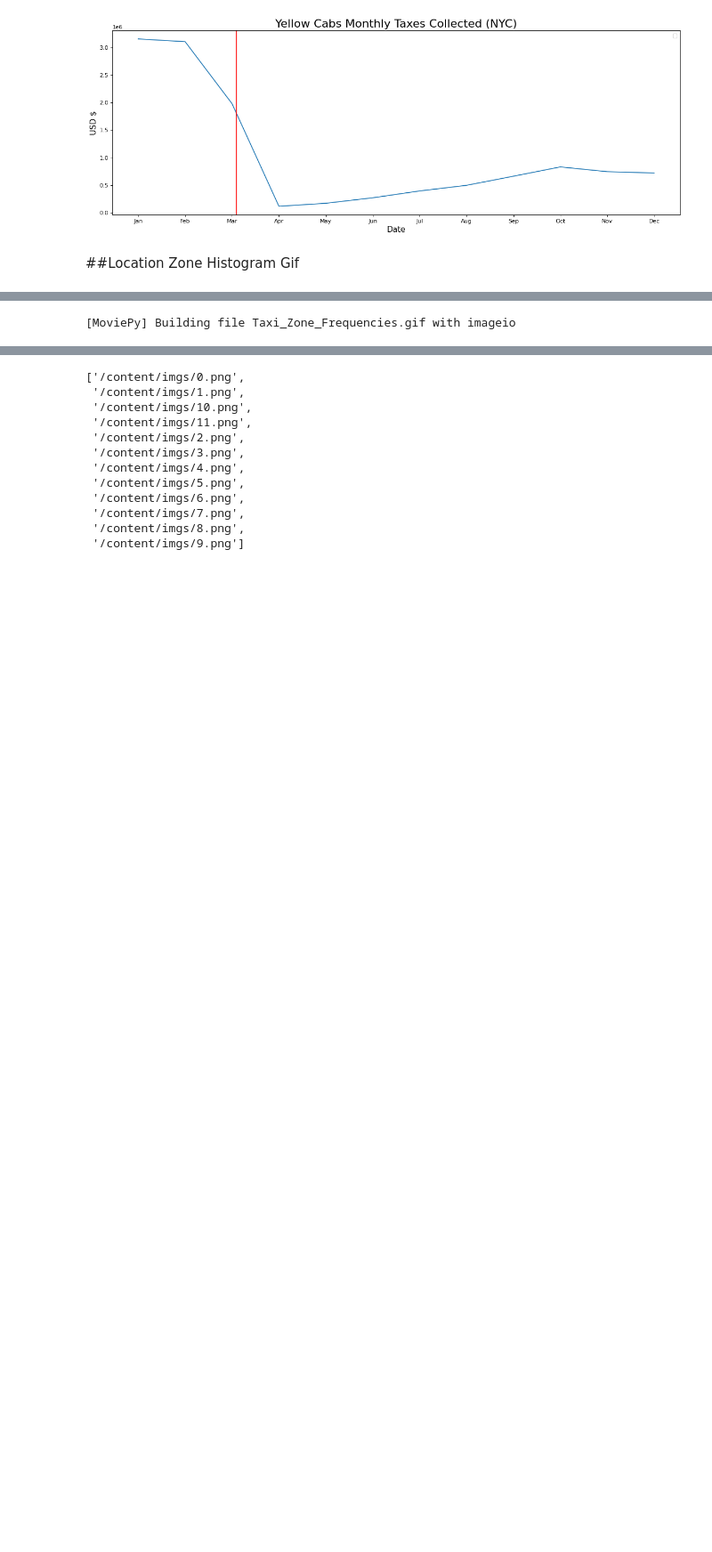
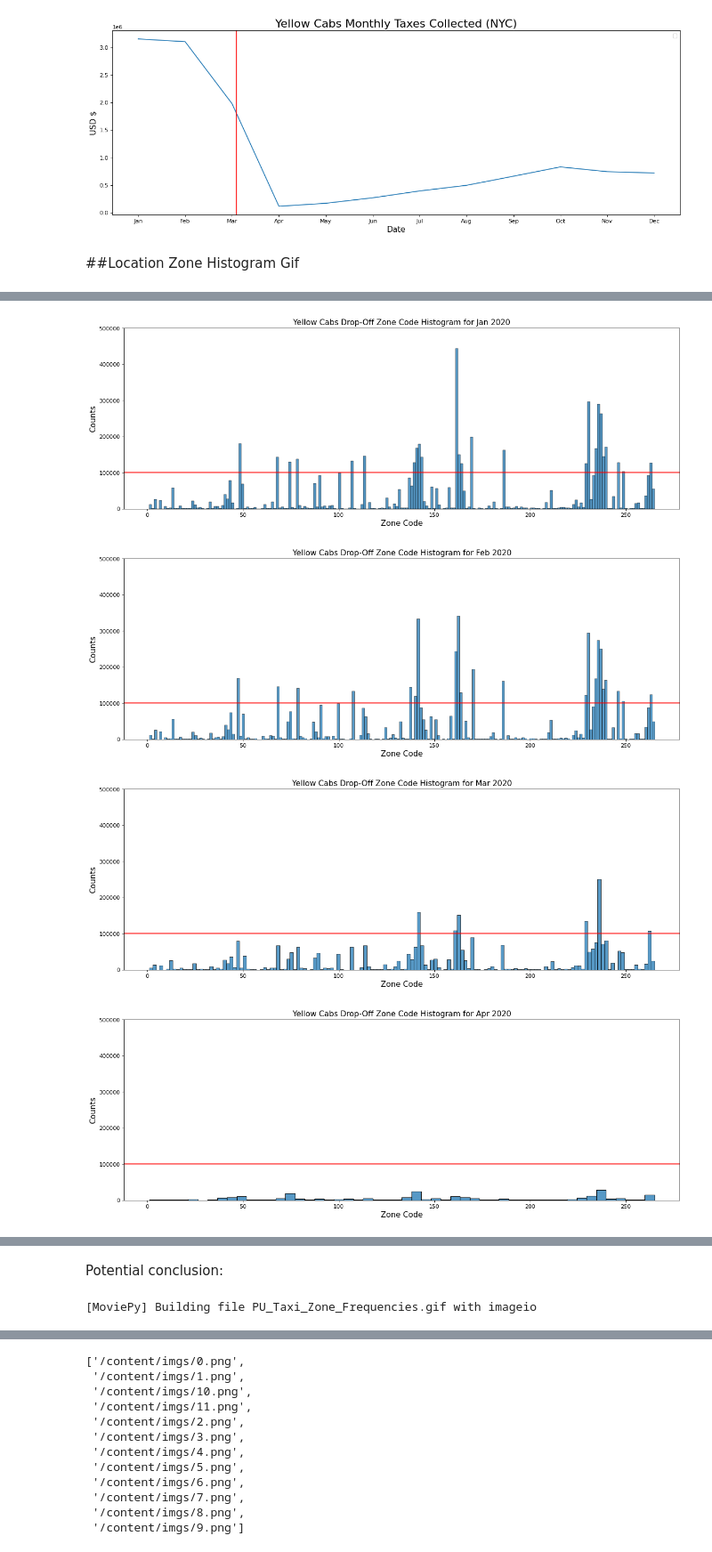
Before and after one commit to harrislam1/covid19_NYC_taxi_trips, a Jupyter notebook: loading_NYC_taxi_data.ipynb, the cells around one changed output, grey strips where cells are left out. Shown at 89% size. Cells and saved outputs as stored; diff of their text form; code cells hidden in the pictures; blank space fills up the shorter version.

```diff
--- a/loading_NYC_taxi_data.ipynb
+++ b/loading_NYC_taxi_data.ipynb
@@ -393,0 +443,18 @@ for i in range(len(yellow2020_clean)):
+# %%
+#dropoff_location zone
+for i in range(len(yellow2020_clean)):
+  figure(figsize=(18, 6), dpi=80)
+  ax=sns.histplot(data=yellow2020_clean[i]['DOLocationID'])
+  plt.title(f"Yellow Cabs Drop-Off Zone Code Histogram for {months_[i]} 2020", fontsize=14)
+  plt.xlabel("Zone Code", fontsize=14)
+  plt.ylabel("Counts", fontsize=14)
+  ax.set_ylim(0, 500000)
+  plt.axhline(y=100000, color='r', linestyle='-')
+  fig = ax.get_figure()
+  fig.savefig(f"/content/imgs/DO{i}.png")
+  plt.show()
+# %% [output]
+[figure, added]
+[figure, added]
+[figure, added]
+[figure, added]
@@ -394,7 +469,9 @@ for i in range(len(yellow2020_clean)):
+# %% [markdown]
+Potential conclusion:
 # %%
-#Generating Histogram GIF
-gif_name = 'Taxi_Zone_Frequencies'
-fps = 1
+#Generating PU Histogram GIF
+gif_name = 'PU_Taxi_Zone_Frequencies'
+fps = 0.5
 file_list = ['/content/imgs/0.png',
  '/content/imgs/1.png',
  '/content/imgs/2.png',
@@ -410,4 +487,4 @@ file_list = ['/content/imgs/0.png',
 clip = mpy.ImageSequenceClip(file_list, fps=fps)
 clip.write_gif('{}.gif'.format(gif_name), fps=fps)
 # %% [output]
-[MoviePy] Building file Taxi_Zone_Frequencies.gif with imageio
+[MoviePy] Building file PU_Taxi_Zone_Frequencies.gif with imageio
```
Also changed, not shown: parts of 10 cells of this notebook.
